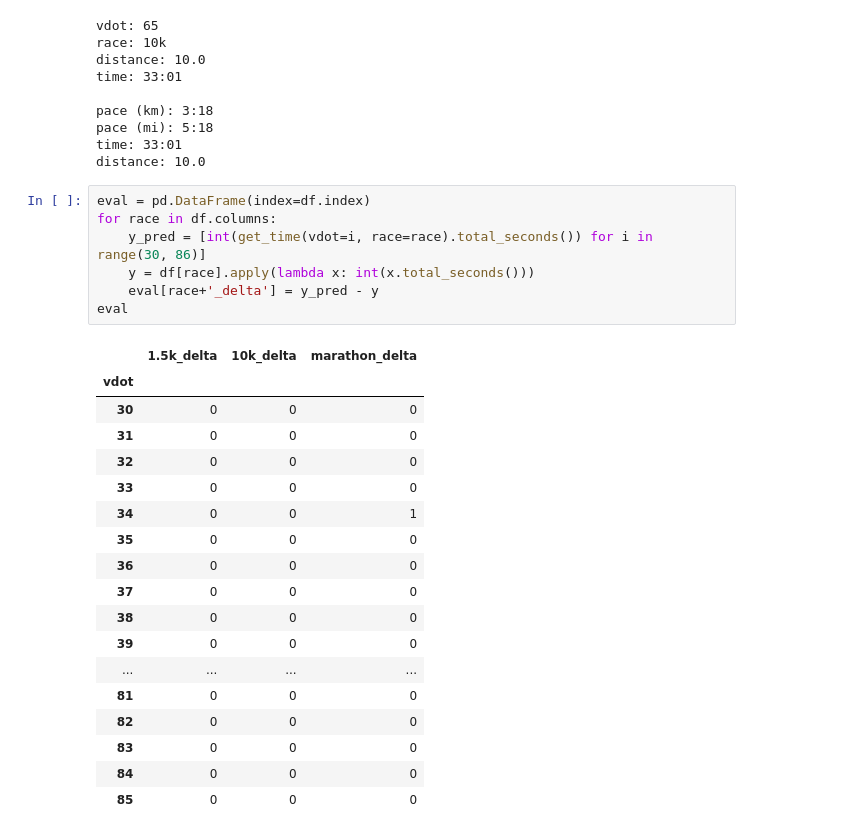
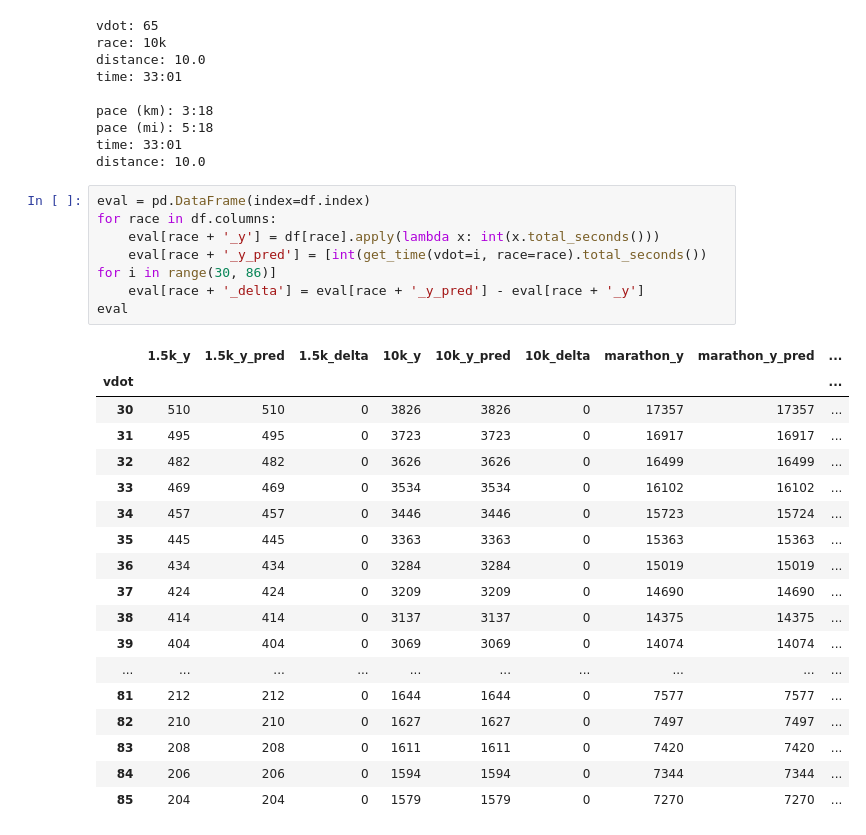
Before and after one commit to justin4480/vdot-pace, a Jupyter notebook: vdot_lr.ipynb, the cells around one changed output. Cells and saved outputs as stored; diff of their text form.

Commit message:
enriche eval df

```diff
--- a/vdot_lr.ipynb
+++ b/vdot_lr.ipynb
@@ -168,26 +168,26 @@ distance: 10.0
 # %%
 eval = pd.DataFrame(index=df.index)
 for race in df.columns:
-    y_pred = [int(get_time(vdot=i, race=race).total_seconds()) for i in range(30, 86)]
-    y = df[race].apply(lambda x: int(x.total_seconds()))
-    eval[race+'_delta'] = y_pred - y
+    eval[race + '_y'] = df[race].apply(lambda x: int(x.total_seconds()))
+    eval[race + '_y_pred'] = [int(get_time(vdot=i, race=race).total_seconds()) for i in range(30, 86)]
+    eval[race + '_delta'] = eval[race + '_y_pred'] - eval[race + '_y']
 eval
 # %% [output]
-|  | 1.5k_delta | 10k_delta | marathon_delta |
-| vdot |  |  |  |
-| 30 | 0 | 0 | 0 |
-| 31 | 0 | 0 | 0 |
-| 32 | 0 | 0 | 0 |
-| 33 | 0 | 0 | 0 |
-| 34 | 0 | 0 | 1 |
-| 35 | 0 | 0 | 0 |
-| 36 | 0 | 0 | 0 |
-| 37 | 0 | 0 | 0 |
-| 38 | 0 | 0 | 0 |
-| 39 | 0 | 0 | 0 |
-| ... | ... | ... | ... |
-| 81 | 0 | 0 | 0 |
-| 82 | 0 | 0 | 0 |
-| 83 | 0 | 0 | 0 |
-| 84 | 0 | 0 | 0 |
-| 85 | 0 | 0 | 0 |
+|  | 1.5k_y | 1.5k_y_pred | 1.5k_delta | 10k_y | 10k_y_pred | 10k_delta | marathon_y | marathon_y_pred | ... |
+| vdot |  |  |  |  |  |  |  |  | ... |
+| 30 | 510 | 510 | 0 | 3826 | 3826 | 0 | 17357 | 17357 | ... |
+| 31 | 495 | 495 | 0 | 3723 | 3723 | 0 | 16917 | 16917 | ... |
+| 32 | 482 | 482 | 0 | 3626 | 3626 | 0 | 16499 | 16499 | ... |
+| 33 | 469 | 469 | 0 | 3534 | 3534 | 0 | 16102 | 16102 | ... |
+| 34 | 457 | 457 | 0 | 3446 | 3446 | 0 | 15723 | 15724 | ... |
+| 35 | 445 | 445 | 0 | 3363 | 3363 | 0 | 15363 | 15363 | ... |
+| 36 | 434 | 434 | 0 | 3284 | 3284 | 0 | 15019 | 15019 | ... |
+| 37 | 424 | 424 | 0 | 3209 | 3209 | 0 | 14690 | 14690 | ... |
+| 38 | 414 | 414 | 0 | 3137 | 3137 | 0 | 14375 | 14375 | ... |
+| 39 | 404 | 404 | 0 | 3069 | 3069 | 0 | 14074 | 14074 | ... |
+| ... | ... | ... | ... | ... | ... | ... | ... | ... | ... |
+| 81 | 212 | 212 | 0 | 1644 | 1644 | 0 | 7577 | 7577 | ... |
+| 82 | 210 | 210 | 0 | 1627 | 1627 | 0 | 7497 | 7497 | ... |
+| 83 | 208 | 208 | 0 | 1611 | 1611 | 0 | 7420 | 7420 | ... |
+| 84 | 206 | 206 | 0 | 1594 | 1594 | 0 | 7344 | 7344 | ... |
+| 85 | 204 | 204 | 0 | 1579 | 1579 | 0 | 7270 | 7270 | ... |
```
